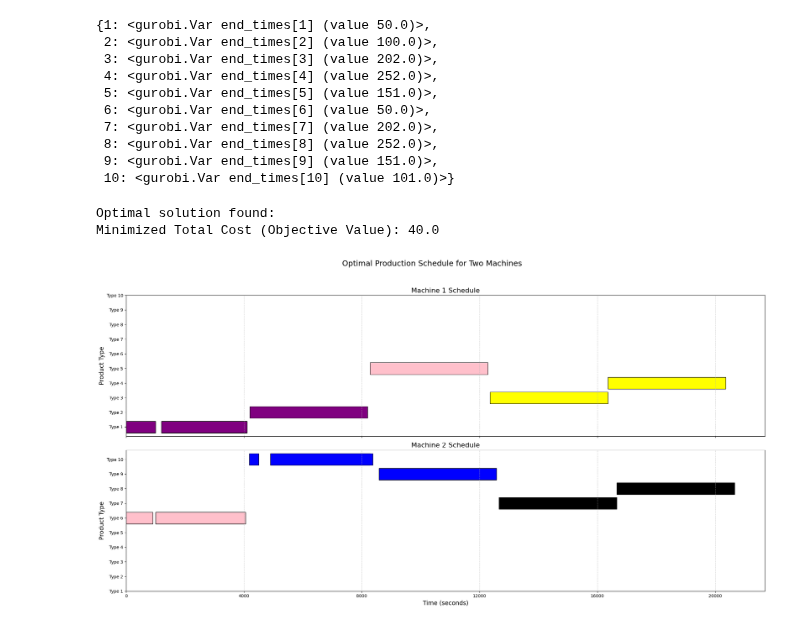
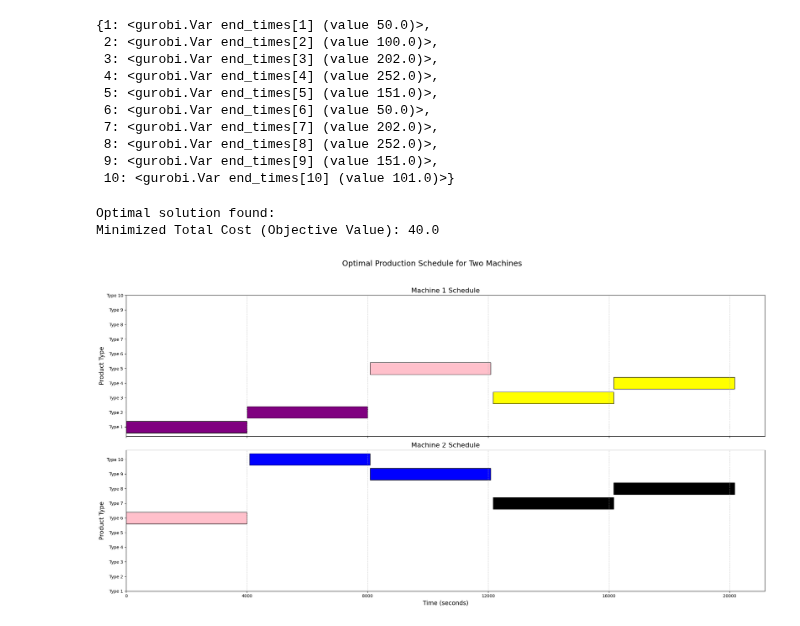
Before and after one commit to emrekuruu/Production_Planning, a Jupyter notebook: demo.ipynb, the cells around one changed output. Cells and saved outputs as stored; diff of their text form; code cells hidden in the pictures.

Commit message:
chore: a plot without shift breaks to show the effect of cleaning time

```diff
--- a/demo.ipynb
+++ b/demo.ipynb
@@ -289,8 +289,8 @@ if model.status == GRB.OPTIMAL:
 
     # Define unique break intervals for each machine (start, end, shift_amount)
     breaks = {
-        1: [(1000, 1100, 100)],  # Break for Machine 1
-        2: [(900, 950, 50), (4500, 4700, 200)]  # Breaks for Machine 2
+        1: [(0,0,0)],  # Break for Machine 1
+        2: [(0,0,0)]  # Breaks for Machine 2
     }
 
     # Plotting the Gantt chart with two subplots for Machine 1 and Machine 2
@@ -340,31 +340,31 @@ if model.status == GRB.OPTIMAL:
                     break  # Move to the next part after handling this break
                 elif shifted_start >= break_end:
                     # Entire block is after the break; apply shift
                     shifted_start += shift_amount
                     shifted_end += shift_amount
 
             # Plot the adjusted (shifted) part
             ax.barh(p, shifted_end - shifted_start, left=shifted_start, color=part_color, edgecolor='black')
 
         # Customize each subplot
         ax.set_title(f"Machine {m} Schedule", fontsize=16)
         ax.set_ylabel("Product Type", fontsize=14)
         ax.set_yticks(range(1, num_parts + 1))
         ax.set_yticklabels([f'Type {i}' for i in range(1, num_parts + 1)])
         ax.grid(axis='x', linestyle='--', alpha=0.7)
 
     # Set common labels
     plt.xlabel("Time (seconds)", fontsize=14)
     plt.xticks(np.arange(0, (max(end_times_values.values()) + 1) * 80, 80 * max(demand.values())))  # Adjust x-tick intervals for seconds
 
     fig.suptitle("Optimal Production Schedule for Two Machines", fontsize=18)
     plt.tight_layout(rect=[0, 0.03, 1, 0.95])  # Adjust layout for title space
 
     # Save the plot as an image file
     plt.savefig("optimal_production_schedule.png")
 else:
     print("No optimal solution found.")
 # %% [output]
 Optimal solution found:
 Minimized Total Cost (Objective Value): 40.0
-[figure, old version]
+[figure, new version]
```
Also changed, not shown: 1 other file.
